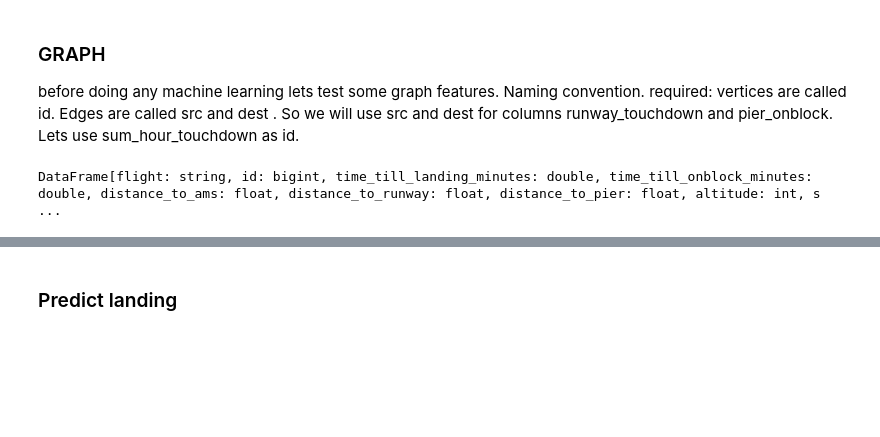
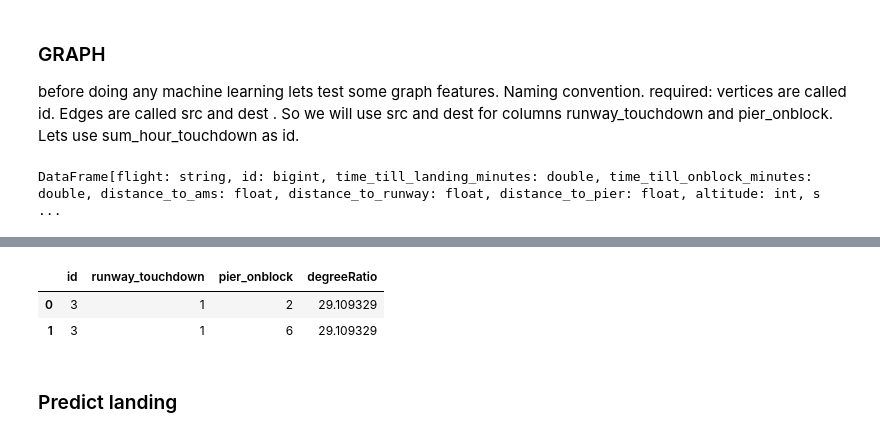
Before and after one commit to michelnossin/pyspark_training_docker, a Jupyter notebook: spark2-jupyter-docker.ipynb, the cells around one changed output, grey strips where cells are left out. Drawn from its saved outputs; the diff is of its cells as text; code cells hidden in the pictures; blank space fills up the shorter version.

Commit message:
added some graph spark code

```diff
--- a/spark2-jupyter-docker.ipynb
+++ b/spark2-jupyter-docker.ipynb
@@ -1041,2 +1023,6 @@ tripGraph.edges.groupBy("src","dst").count().sort(desc("count")).show()
 +---+---+-----+
 only showing top 20 rows
+# %%
+#degree around a vertext , in our case the sum of hours is the vertex, are the in and out going edges,
+#in our case runways and piers
+tripGraph.degrees.sort(desc("degree")).show(15)
@@ -1042,0 +1045,2 @@ only showing top 20 rows
+# %%
+tripGraph.inDegrees.sort(desc("inDegree")).show(15) #In is from runway
@@ -1042,0 +1060,23 @@ only showing top 20 rows
+# %%
+#To see the relation between vertex (hours) and in and out edges (transfers),
+#We can see if some plances land in one hour and block in at another hour.
+#not very useful , but same example works for example calculating transfers.
+inDeg = tripGraph.inDegrees
+outDeg = tripGraph.outDegrees
+
+degreeRatio = inDeg.join(outDeg, inDeg.id == outDeg.id) \
+     .drop(outDeg.id) \
+     .selectExpr("id", \
+                 "double(inDegree)/double(outDegree) as degreeRatio") \
+        .cache()
+
+transfer_df = degreeRatio.join(ml_df, degreeRatio.id == ml_df.sum_hour_touchdown) \
+.selectExpr("id","runway_touchdown", "pier_onblock","degreeRatio")
+#.filter("degreeRatio between 0.9 and 1.1")
+
+#not sure why we only get 2 . so id 3 is the hour with that id
+transfer_df.dropDuplicates().orderBy("degreeRatio").toPandas().head(10)
+# %% [output]
+|  | id | runway_touchdown | pier_onblock | degreeRatio |
+| 0 | 3 | 1 | 2 | 29.109329 |
+| 1 | 3 | 1 | 6 | 29.109329 |
```
Also changed, not shown: parts of 7 cells of this notebook.
